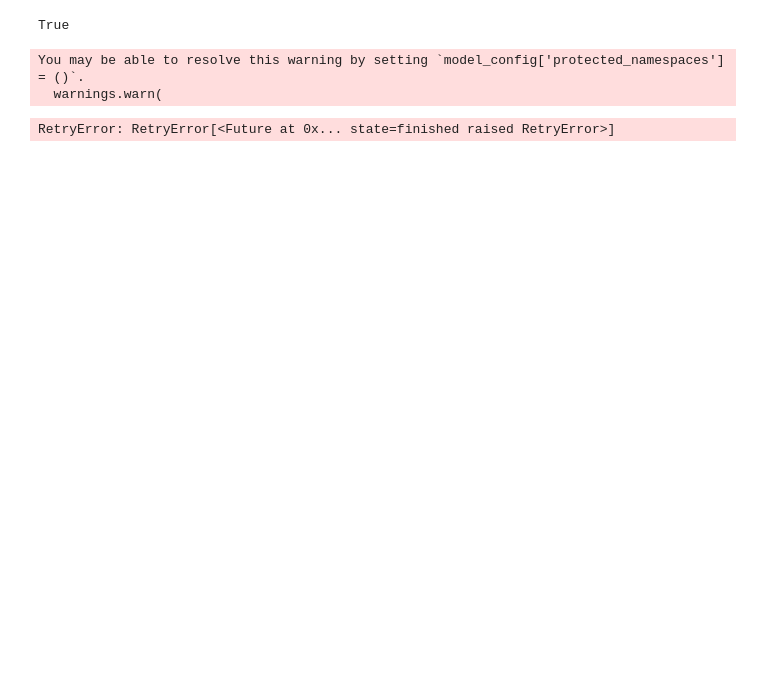
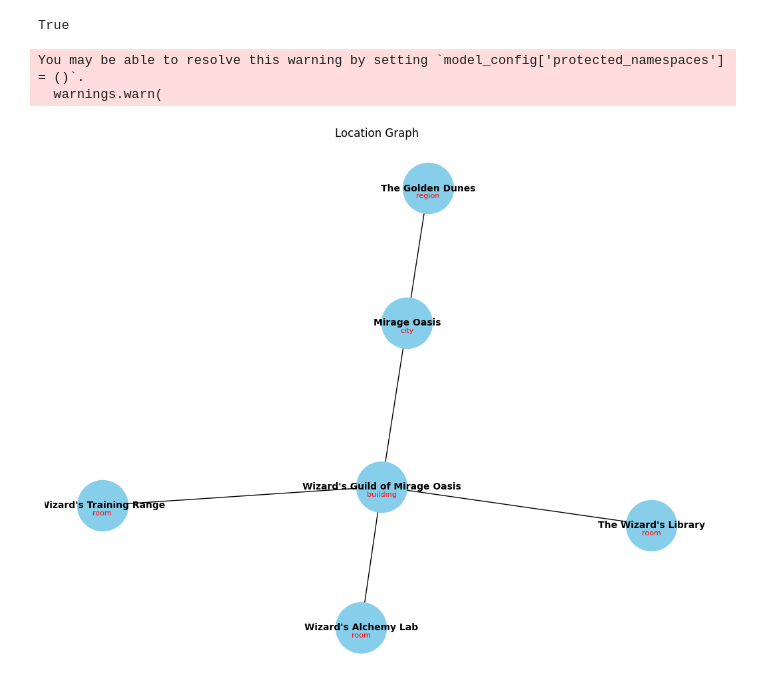
Before and after one commit to mgfrantz/autodm, a Jupyter notebook: nbs/03_llamaindex_agents.ipynb, the cells around one changed output. Drawn from its saved outputs; the diff is of its cells as text; code cells hidden in the pictures; blank space fills up the shorter version.

```diff
--- a/nbs/03_llamaindex_agents.ipynb
+++ b/nbs/03_llamaindex_agents.ipynb
@@ -23,10 +23,8 @@ from rich import print
 # %% [output]
 You may be able to resolve this warning by setting `model_config['protected_namespaces'] = ()`.
   warnings.warn(
-# %%
-locations = setup_new_locations()
-# %% [output]
-RetryError: RetryError[<Future at 0x... state=finished raised RetryError>]
+# %%
+locations = setup_new_locations(storyline="The adventurers enter a sandy desert region")
 # %%
 region = locations[locations.list_locations('region').pop()]
 city = locations[locations.list_locations('city').pop()]
@@ -40,6 +38,10 @@ locations.add_location(room1)
 locations.add_location(room2)
 locations.add_location(room3)
 locations.set_current_location(room1.name)
+# %%
+locations.visualize()
+# %% [output]
+[figure, added]
 # %%
 character = Character.generate(level=0)
 print(character)
```
Also changed, not shown: parts of 6 cells of this notebook.
